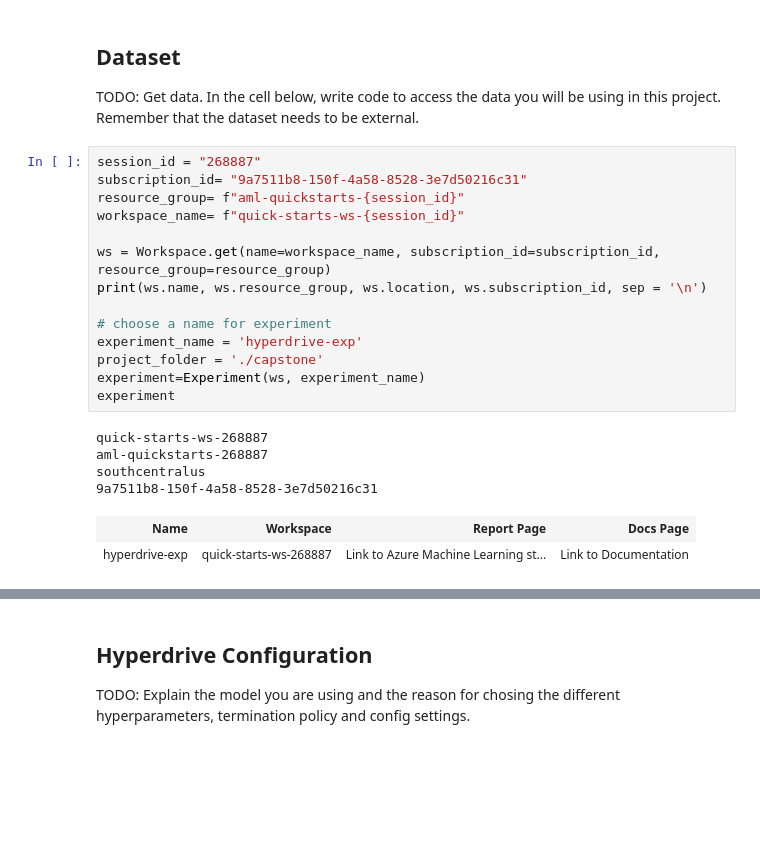
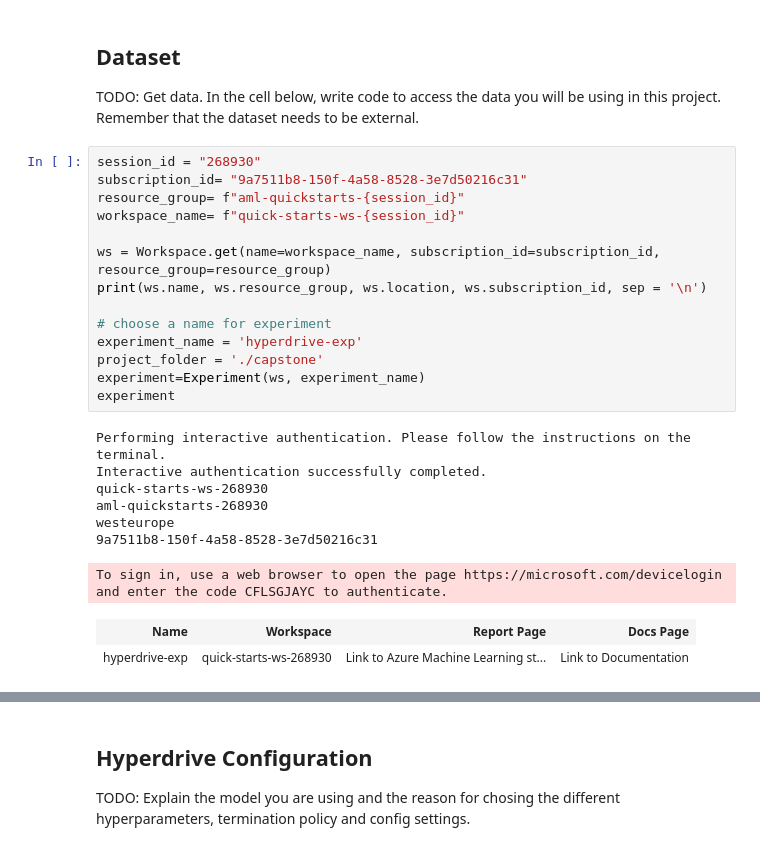
Before and after one commit to hknguyen20/nd00333-capstone, a Jupyter notebook: hyperparameter_tuning.ipynb, the cells around one changed output, grey strips where cells are left out. Cells and saved outputs as stored; diff of their text form; blank space fills up the shorter version.

```diff
--- a/hyperparameter_tuning.ipynb
+++ b/hyperparameter_tuning.ipynb
@@ -42,26 +32,29 @@ import os
 
 TODO: Get data. In the cell below, write code to access the data you will be using in this project. Remember that the dataset needs to be external.
 # %%
-session_id = "268887"
+session_id = "268930"
 subscription_id= "9a7511b8-150f-4a58-8528-3e7d50216c31"
 resource_group= f"aml-quickstarts-{session_id}"
 workspace_name= f"quick-starts-ws-{session_id}"
 
 ws = Workspace.get(name=workspace_name, subscription_id=subscription_id, resource_group=resource_group)
 print(ws.name, ws.resource_group, ws.location, ws.subscription_id, sep = '\n')
 
 # choose a name for experiment
 experiment_name = 'hyperdrive-exp'
 project_folder = './capstone'
 experiment=Experiment(ws, experiment_name)
 experiment
 # %% [output]
-quick-starts-ws-268887
-aml-quickstarts-268887
-southcentralus
+Performing interactive authentication. Please follow the instructions on the terminal.
+Interactive authentication successfully completed.
+quick-starts-ws-268930
+aml-quickstarts-268930
+westeurope
 9a7511b8-150f-4a58-8528-3e7d50216c31
+To sign in, use a web browser to open the page https://microsoft.com/devicelogin and enter the code CFLSGJAYC to authenticate.
 | Name | Workspace | Report Page | Docs Page |
-| hyperdrive-exp | quick-starts-ws-268887 | Link to Azure Machine Learning st... | Link to Documentation |
+| hyperdrive-exp | quick-starts-ws-268930 | Link to Azure Machine Learning st... | Link to Documentation |
 # %%
 
 # Try to load the dataset from the Workspace. Otherwise, create it from the file
```
Also changed, not shown: parts of 9 cells of this notebook, 4 other files.
